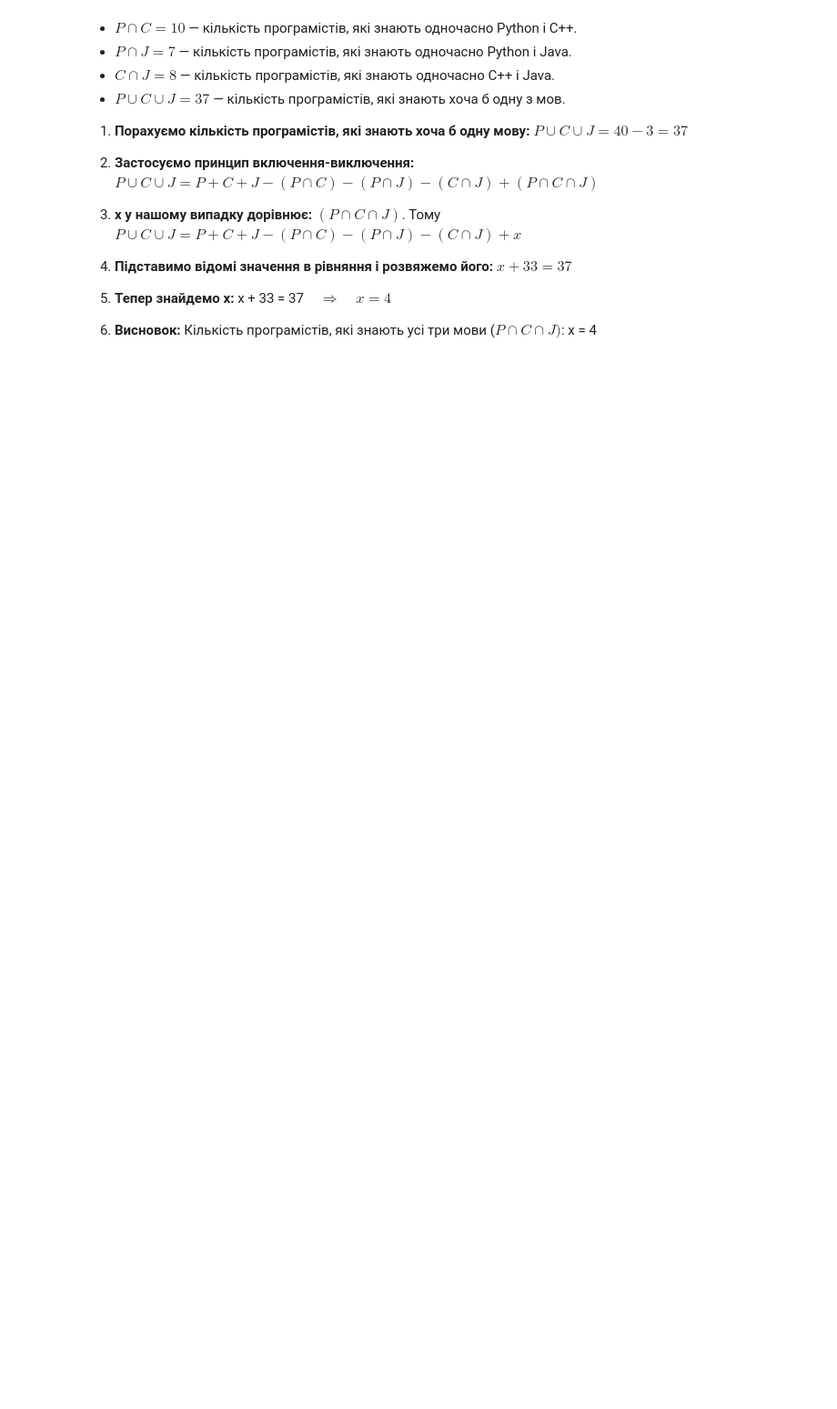
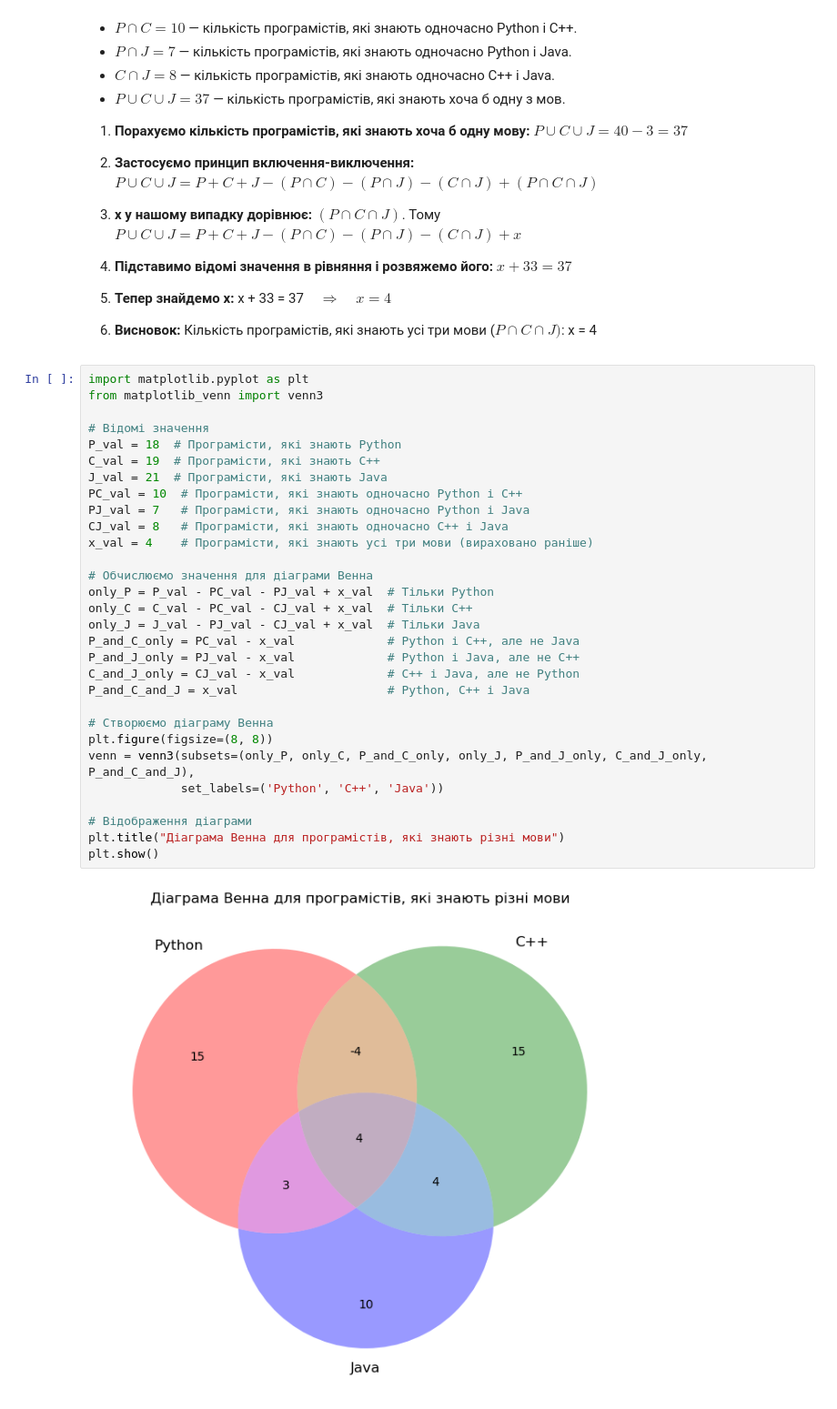
Before and after one commit to vdubyna/go-it-algebra, a Jupyter notebook: ДЗ4_Дубина_Володимир_Анатолійович.ipynb, the cells around one changed output. Shown: that part at 91% size. Drawn from its saved outputs; the diff is of its cells as text; blank space fills up the shorter version.

```diff
--- a/ДЗ4_Дубина_Володимир_Анатолійович.ipynb
+++ b/ДЗ4_Дубина_Володимир_Анатолійович.ipynb
@@ -176,3 +176,35 @@ display(Markdown(markdown_content))
 
 1. **Висновок:**
    Кількість програмістів, які знають усі три мови ($P \cap C \cap J)$: x = 4
+# %%
+import matplotlib.pyplot as plt
+from matplotlib_venn import venn3
+
+# Відомі значення
+P_val = 18  # Програмісти, які знають Python
+C_val = 19  # Програмісти, які знають C++
+J_val = 21  # Програмісти, які знають Java
+PC_val = 10  # Програмісти, які знають одночасно Python і C++
+PJ_val = 7   # Програмісти, які знають одночасно Python і Java
+CJ_val = 8   # Програмісти, які знають одночасно C++ і Java
+x_val = 4    # Програмісти, які знають усі три мови (вираховано раніше)
+
+# Обчислюємо значення для діаграми Венна
+only_P = P_val - PC_val - PJ_val + x_val  # Тільки Python
+only_C = C_val - PC_val - CJ_val + x_val  # Тільки C++
+only_J = J_val - PJ_val - CJ_val + x_val  # Тільки Java
+P_and_C_only = PC_val - x_val             # Python і C++, але не Java
+P_and_J_only = PJ_val - x_val             # Python і Java, але не C++
+C_and_J_only = CJ_val - x_val             # C++ і Java, але не Python
+P_and_C_and_J = x_val                     # Python, C++ і Java
+
+# Створюємо діаграму Венна
+plt.figure(figsize=(8, 8))
+venn = venn3(subsets=(only_P, only_C, P_and_C_only, only_J, P_and_J_only, C_and_J_only, P_and_C_and_J),
+             set_labels=('Python', 'C++', 'Java'))
+
+# Відображення діаграми
+plt.title("Діаграма Венна для програмістів, які знають різні мови")
+plt.show()
+# %% [output]
+[figure, added]
```
Also changed, not shown: parts of 2 cells of this notebook.
